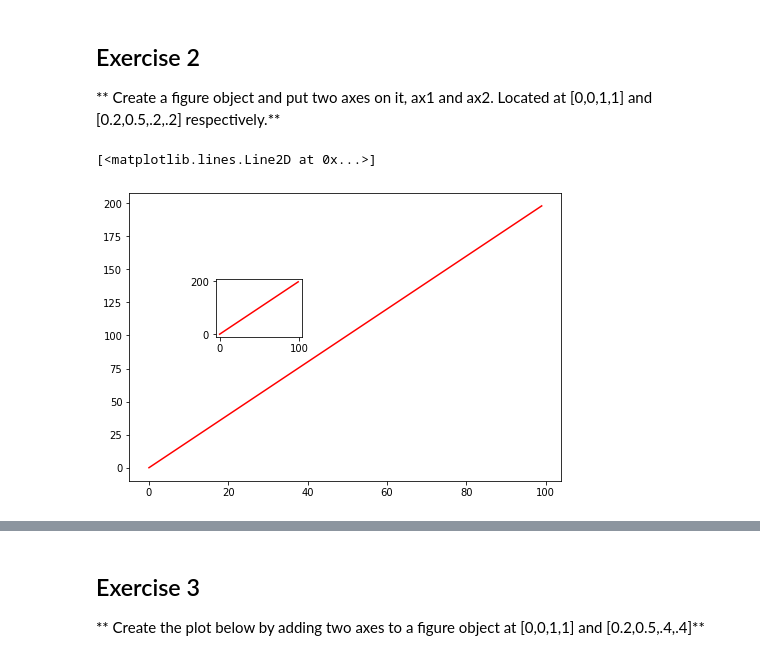
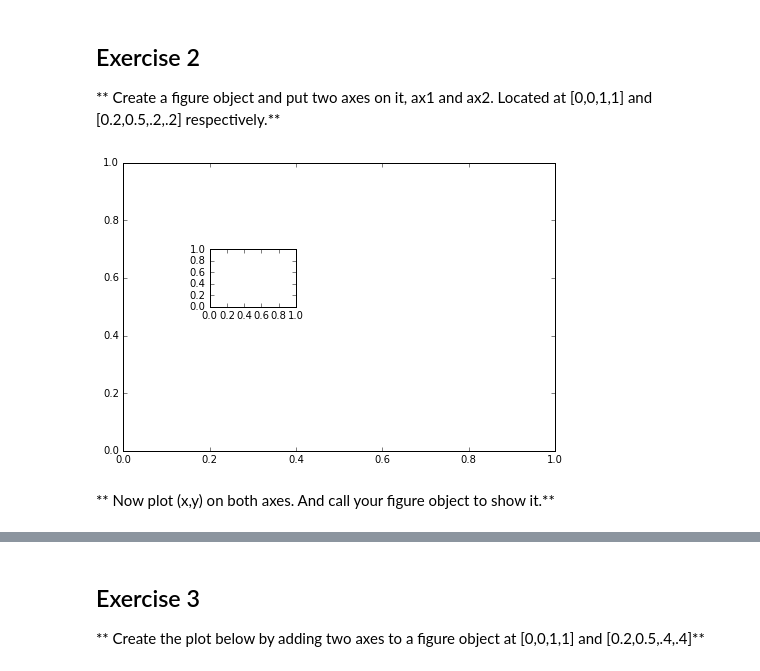
Before and after one commit to MilanHassan/Python, a Jupyter notebook: Packages/Matplotlib_Exercises.ipynb, the cells around one changed output, grey strips where cells are left out. Drawn from its saved outputs; the diff is of its cells as text; code cells hidden in the pictures.

```diff
--- a/Packages/Matplotlib_Exercises.ipynb
+++ b/Packages/Matplotlib_Exercises.ipynb
@@ -34,11 +52,9 @@ Text(0.5, 1.0, 'title')
 # %%
 fig = plt.figure()
 
 ax1 = fig.add_axes([0,0,1,1])
-ax2 = fig.add_axes([0.2,0.5,0.2,0.2])
-
-ax1.plot(x,y, color = 'red')
-ax2.plot(x,y, color = 'red')
+ax2 = fig.add_axes([0.2,0.5,.2,.2])
 # %% [output]
-[<matplotlib.lines.Line2D at 0x...>]
-[figure, old version]
+[figure, new version]
+# %% [markdown]
+** Now plot (x,y) on both axes. And call your figure object to show it.**
```
Also changed, not shown: parts of 10 cells of this notebook.
